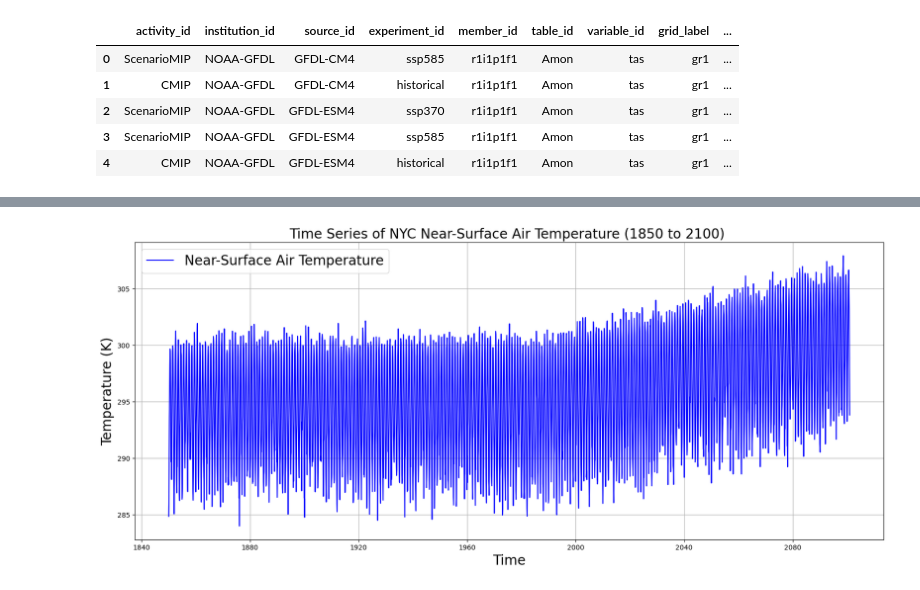
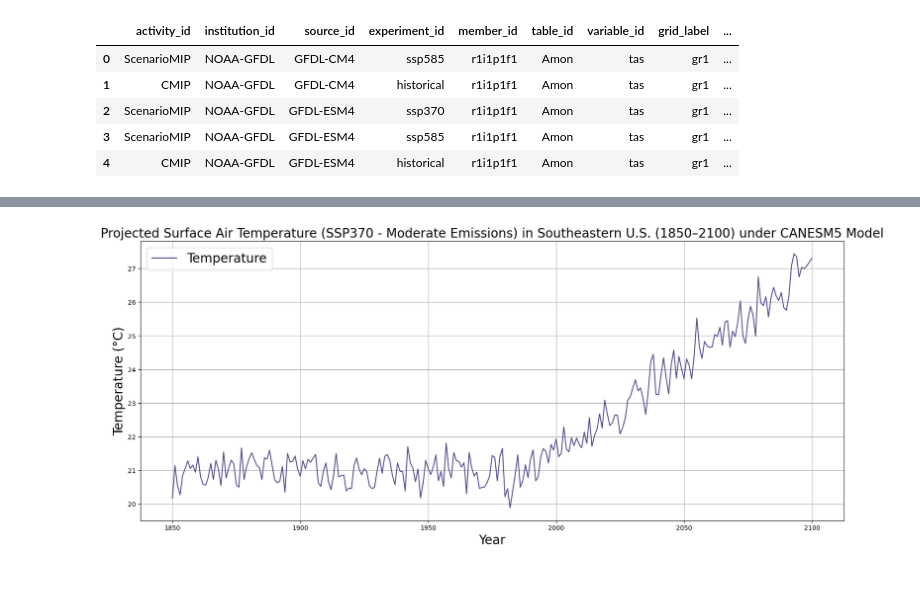
Before and after one commit to Aoverbye/time_series_analysis, a Jupyter notebook: time_series_analysis_overbye.ipynb, the cells around one changed output, grey strips where cells are left out. Saved outputs shown, nothing was run; the diff lists cells and outputs as text; code cells hidden in the pictures.

```diff
--- a/time_series_analysis_overbye.ipynb
+++ b/time_series_analysis_overbye.ipynb
@@ -149,0 +157,26 @@ tas_SE_370 = tas_SE_370.mean(dim=["lat", "lon"])
+# %%
+# Merge historical and future projection data
+canesm5_585_data = xr.concat([hist_data, ssp585_data], dim="time")
+canesm5_370_data = xr.concat([hist_data, ssp370_data], dim="time")
+
+# Convert time to datetime64 format
+time = canesm5_585_data.time.astype('datetime64[ns]')
+time = canesm5_370_data.time.astype('datetime64[ns]')
+
+# Define logical mask for Southeast U.S.
+tas_SE_lat = (canesm5_585_data.lat >= lat_min) & (canesm5_585_data.lat <= lat_max)
+tas_SE_lon = (canesm5_585_data.lon >= lon_min) & (canesm5_585_data.lon <= lon_max)
+tas_SE_370_lat = (canesm5_370_data.lat >= lat_min) & (canesm5_370_data.lat <= lat_max)
+tas_SE_370_lon = (canesm5_370_data.lon >= lon_min) & (canesm5_370_data.lon <= lon_max)
+
+# Apply mask and average
+tas_SE_585 = canesm5_585_data.where(tas_SE_lat & tas_SE_lon, drop=True).mean(dim=["lat", "lon"])
+tas_SE_370 = canesm5_370_data.where(tas_SE_370_lat & tas_SE_370_lon, drop=True).mean(dim=["lat", "lon"])
+
+# Calculate annual mean temperature
+canesm5_mean_ssp370 = tas_SE_370.groupby("time.year").mean()
+canesm5_mean_ssp585 = tas_SE_585.groupby("time.year").mean()
+
+# Convert to Celsius
+canesm5_mean_ssp370 = canesm5_mean_ssp370 - 273.15
+canesm5_mean_ssp585 = canesm5_mean_ssp585 - 273.15
@@ -150,11 +206,21 @@ tas_SE_370 = tas_SE_370.mean(dim=["lat", "lon"])
 # %%
+# Create figure
 fig, ax = plt.subplots(figsize=(20, 8))
-ax.plot(time, tas_SE.tas, label='Near-Surface Air Temperature', color='b')
-ax.set_title("Time Series of NYC Near-Surface Air Temperature (1850 to 2100) ", fontsize=20)
-ax.set_xlabel("Time", fontsize=20)
-ax.set_ylabel("Temperature (K)", fontsize=20)
+
+# Plot SSP370 (moderate emissions)
+ax.plot(canesm5_mean_ssp370.year, canesm5_mean_ssp370.tas,
+        label='Temperature', color='#4F4789')
+
+# Titles and axis labels
+ax.set_title("Projected Surface Air Temperature (SSP370 - Moderate Emissions) in Southeastern U.S. (1850–2100) under CANESM5 Model", fontsize=20)
+ax.set_xlabel("Year", fontsize=20)
+ax.set_ylabel("Temperature (°C)", fontsize=20)
+
+# Add legend and grid
 ax.legend(fontsize=20)
 ax.grid()
+
+# Show plot
 plt.show()
 # %% [output]
-[figure, old version]
+[figure, new version]
```
Also changed, not shown: parts of 25 cells of this notebook.
